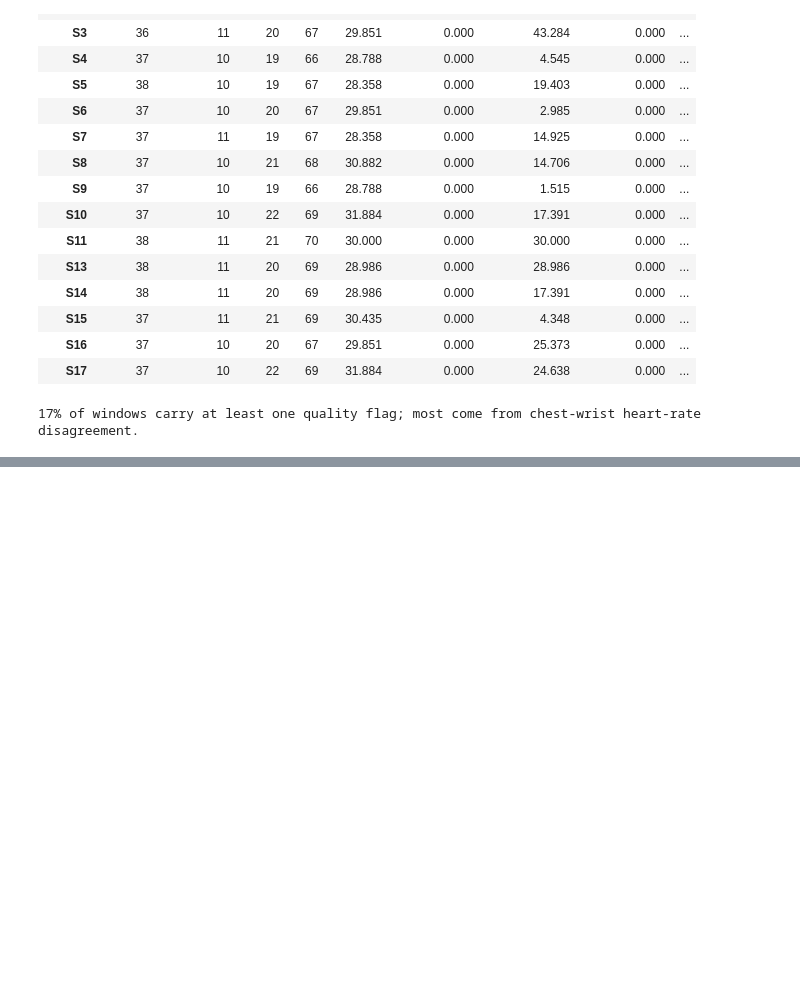
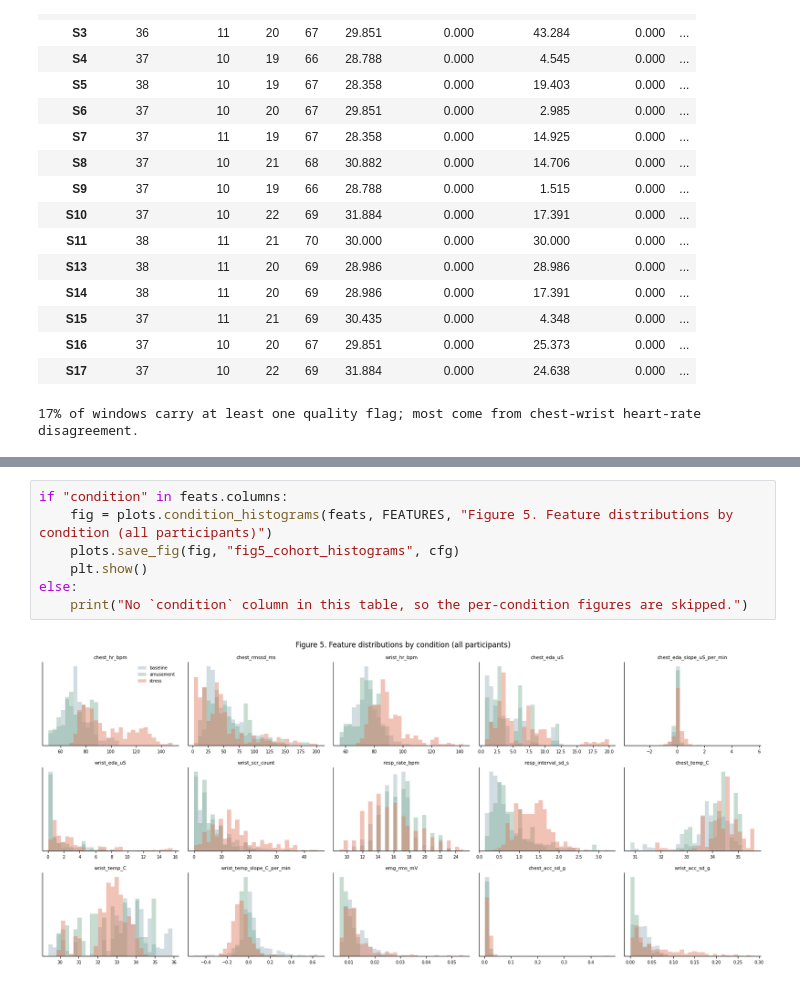
Before and after one commit to JillianMelbourne/WESAD-Stress-Detection, a Jupyter notebook: WESAD_stress_pipeline.ipynb, the cells around one changed output, grey strips where cells are left out. Drawn from its saved outputs; the diff is of its cells as text; blank space fills up the shorter version.

```diff
--- a/WESAD_stress_pipeline.ipynb
+++ b/WESAD_stress_pipeline.ipynb
@@ -528,0 +466,9 @@ plt.show()
+# %%
+if "condition" in feats.columns:
+    fig = plots.condition_histograms(feats, FEATURES, "Figure 5. Feature distributions by condition (all participants)")
+    plots.save_fig(fig, "fig5_cohort_histograms", cfg)
+    plt.show()
+else:
+    print("No `condition` column in this table, so the per-condition figures are skipped.")
+# %% [output]
+[figure, added]
```
Also changed, not shown: parts of 87 cells of this notebook, 40 other files.
